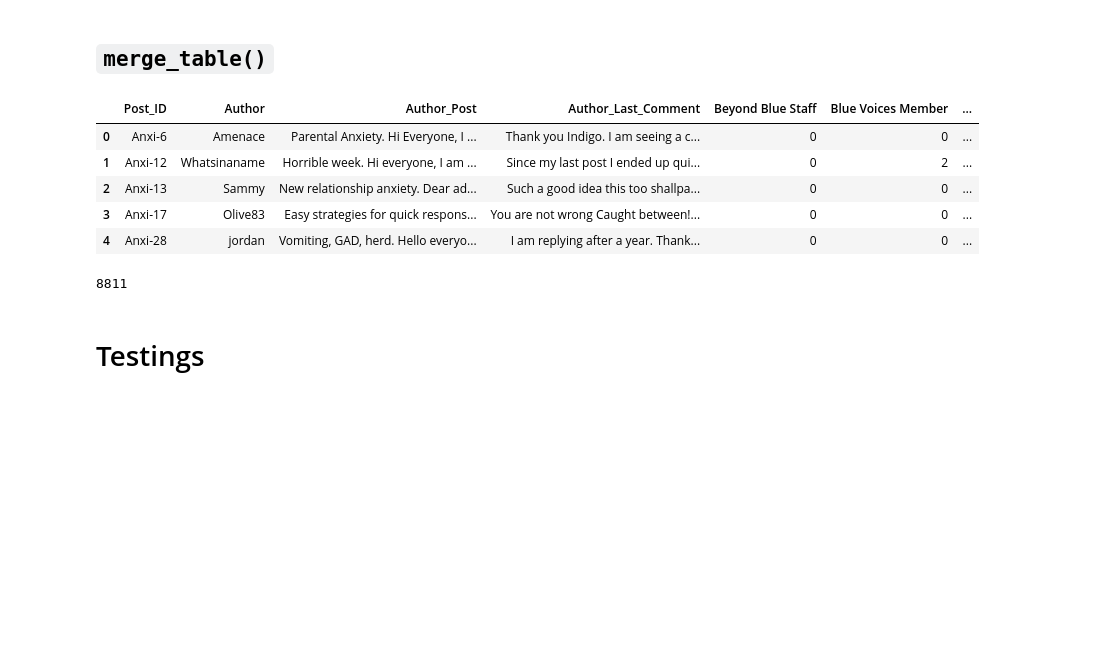
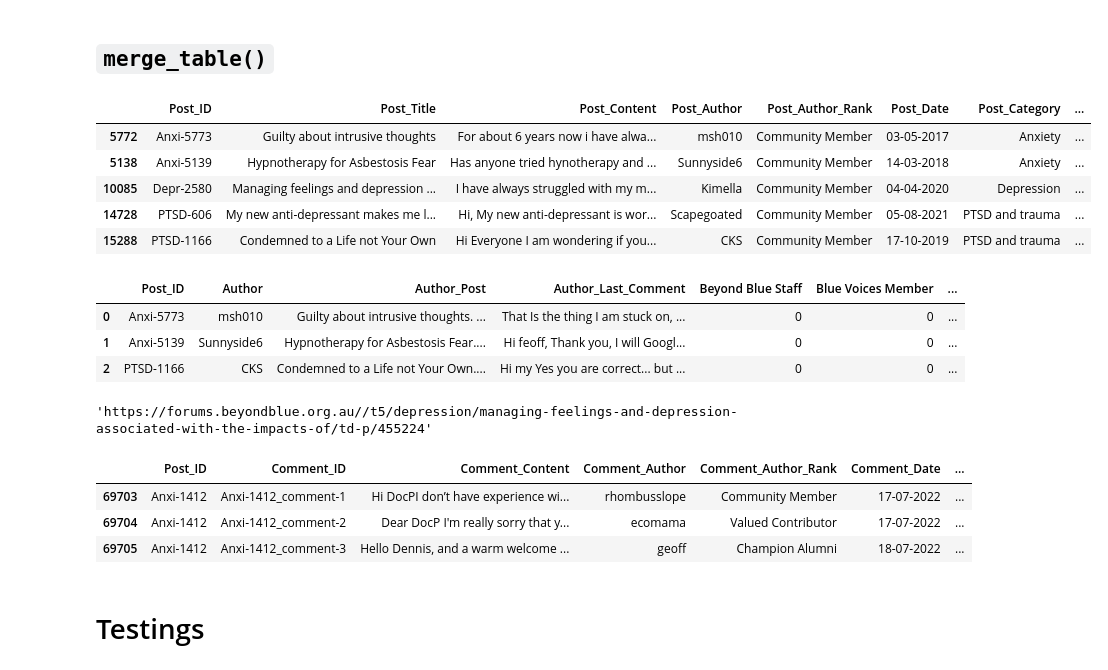
Before and after one commit to PutraAryotama/research_project, a Jupyter notebook: generate_post_comments_table.ipynb, the cells around one changed output. Saved outputs shown, nothing was run; the diff lists cells and outputs as text; code cells hidden in the pictures; blank space fills up the shorter version.

Commit message:
coded the 14-days bounded post-comment table

```diff
--- a/generate_post_comments_table.ipynb
+++ b/generate_post_comments_table.ipynb
@@ -318,13 +339,3 @@ def merge_table(posts_df, comments_df):
 
 
     return merged_df
-# %%
-merged_table = merge_table(posts_df=posts_df, comments_df=comments_df)
-merged_table.head()
-# %% [output]
-|  | Post_ID | Author | Author_Post | Author_Last_Comment | Beyond Blue Staff | Blue Voices Member | ... |
-| 0 | Anxi-6 | Amenace | Parental Anxiety. Hi Everyone, I ... | Thank you Indigo. I am seeing a c... | 0 | 0 | ... |
-| 1 | Anxi-12 | Whatsinaname | Horrible week. Hi everyone, I am ... | Since my last post I ended up qui... | 0 | 2 | ... |
-| 2 | Anxi-13 | Sammy | New relationship anxiety. Dear ad... | Such a good idea this too shallpa... | 0 | 0 | ... |
-| 3 | Anxi-17 | Olive83 | Easy strategies for quick respons... | You are not wrong Caught between!... | 0 | 0 | ... |
-| 4 | Anxi-28 | jordan | Vomiting, GAD, herd. Hello everyo... | I am replying after a year. Thank... | 0 | 0 | ... |
@@ -333,7 +342,33 @@ merged_table.to_csv('./data/BeyondBlue/commented_post_authors.csv', index=False)
-# %%
-len(merged_table)
-# %% [output]
-8811
+# %%
+sampled_posts = posts_df.sample(n=5, random_state=35)
+merged_table_test = merge_table(sampled_posts, comments_df, max_14_days=True)
+# %%
+sampled_posts
+# %% [output]
+|  | Post_ID | Post_Title | Post_Content | Post_Author | Post_Author_Rank | Post_Date | Post_Category | ... |
+| 5772 | Anxi-5773 | Guilty about intrusive thoughts | For about 6 years now i have alwa... | msh010 | Community Member | 03-05-2017 | Anxiety | ... |
+| 5138 | Anxi-5139 | Hypnotherapy for Asbestosis Fear | Has anyone tried hynotherapy and ... | Sunnyside6 | Community Member | 14-03-2018 | Anxiety | ... |
+| 10085 | Depr-2580 | Managing feelings and depression ... | I have always struggled with my m... | Kimella | Community Member | 04-04-2020 | Depression | ... |
+| 14728 | PTSD-606 | My new anti-depressant makes me l... | Hi, My new anti-depressant is wor... | Scapegoated | Community Member | 05-08-2021 | PTSD and trauma | ... |
+| 15288 | PTSD-1166 | Condemned to a Life not Your Own | Hi Everyone I am wondering if you... | CKS | Community Member | 17-10-2019 | PTSD and trauma | ... |
+# %%
+merged_table_test
+# %% [output]
+|  | Post_ID | Author | Author_Post | Author_Last_Comment | Beyond Blue Staff | Blue Voices Member | ... |
+| 0 | Anxi-5773 | msh010 | Guilty about intrusive thoughts. ... | That Is the thing I am stuck on, ... | 0 | 0 | ... |
+| 1 | Anxi-5139 | Sunnyside6 | Hypnotherapy for Asbestosis Fear.... | Hi feoff, Thank you, I will Googl... | 0 | 0 | ... |
+| 2 | PTSD-1166 | CKS | Condemned to a Life not Your Own.... | Hi my Yes you are correct... but ... | 0 | 0 | ... |
+# %%
+get_post_url('Depr-2580', posts_df=posts_df)
+# %% [output]
+'https://forums.beyondblue.org.au//t5/depression/managing-feelings-and-depression-associated-with-the-impacts-of/td-p/455224'
+# %%
+filter_comments_by_post(comments_df, 'Anxi-1412')
+# %% [output]
+|  | Post_ID | Comment_ID | Comment_Content | Comment_Author | Comment_Author_Rank | Comment_Date | ... |
+| 69703 | Anxi-1412 | Anxi-1412_comment-1 | Hi DocPI don’t have experience wi... | rhombusslope | Community Member | 17-07-2022 | ... |
+| 69704 | Anxi-1412 | Anxi-1412_comment-2 | Dear DocP I'm really sorry that y... | ecomama | Valued Contributor | 17-07-2022 | ... |
+| 69705 | Anxi-1412 | Anxi-1412_comment-3 | Hello Dennis, and a warm welcome ... | geoff | Champion Alumni | 18-07-2022 | ... |
 # %% [markdown]
 # Testings
 # %% [markdown]
```
Also changed, not shown: parts of 10 cells of this notebook.
